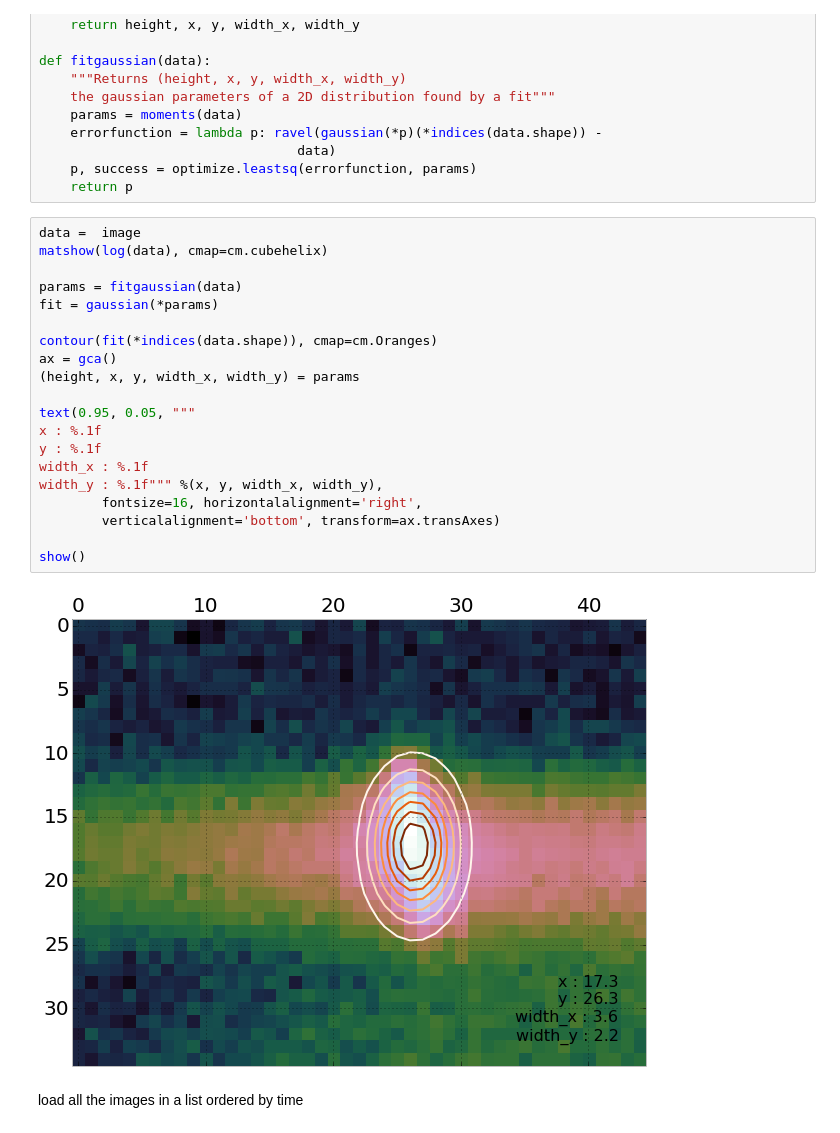
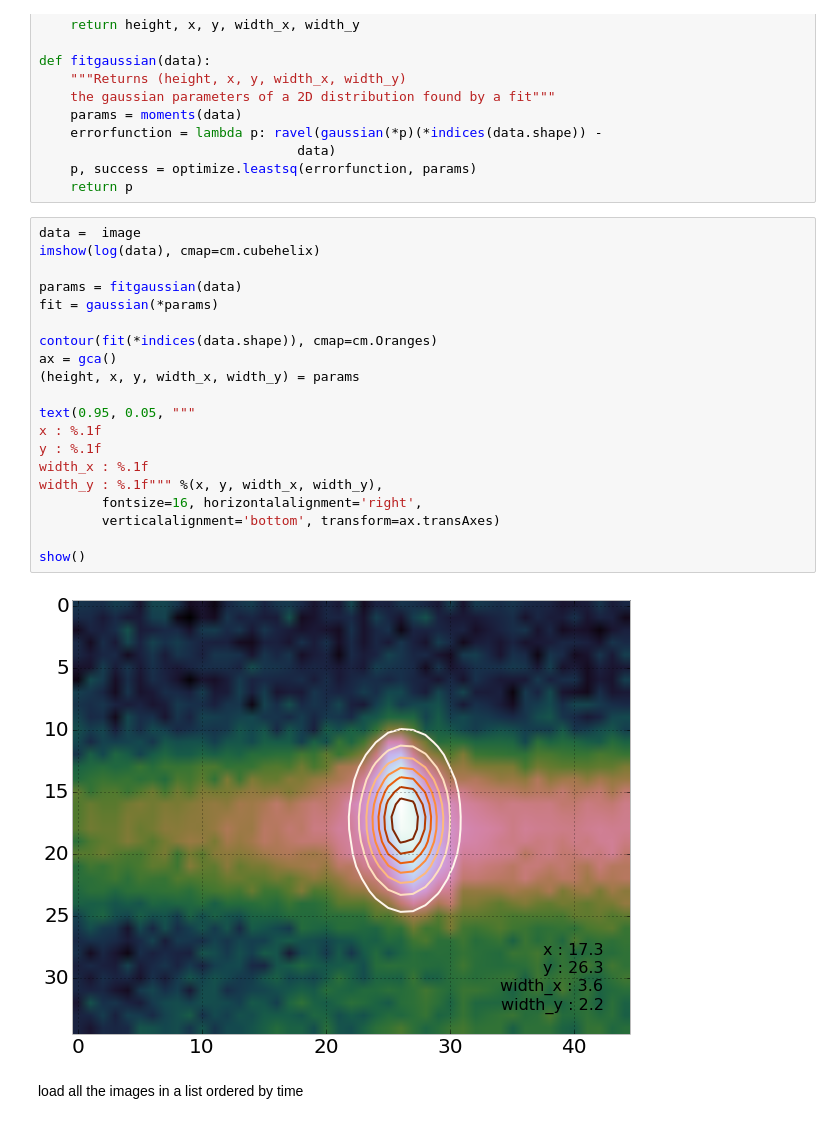
Before and after one commit to giulioungaretti/SPring8, a Jupyter notebook: Napkin.ipynb, the cells around one changed output. Saved outputs shown, nothing was run; the diff lists cells and outputs as text.

```diff
--- a/Napkin.ipynb
+++ b/Napkin.ipynb
@@ -170,26 +170,26 @@ def fitgaussian(data):
     return p
 # %%
 data =  image
-matshow(log(data), cmap=cm.cubehelix)
+imshow(log(data), cmap=cm.cubehelix)
 
 params = fitgaussian(data)
 fit = gaussian(*params)
 
 contour(fit(*indices(data.shape)), cmap=cm.Oranges)
 ax = gca()
 (height, x, y, width_x, width_y) = params
 
 text(0.95, 0.05, """
 x : %.1f
 y : %.1f
 width_x : %.1f
 width_y : %.1f""" %(x, y, width_x, width_y),
         fontsize=16, horizontalalignment='right',
         verticalalignment='bottom', transform=ax.transAxes)
 
 show()
 # %% [output]
-[figure, old version]
+[figure, new version]
 # %% [markdown]
 load all the images in a list ordered by time
 # %%
```
Also changed, not shown: parts of 1 cell of this notebook.
